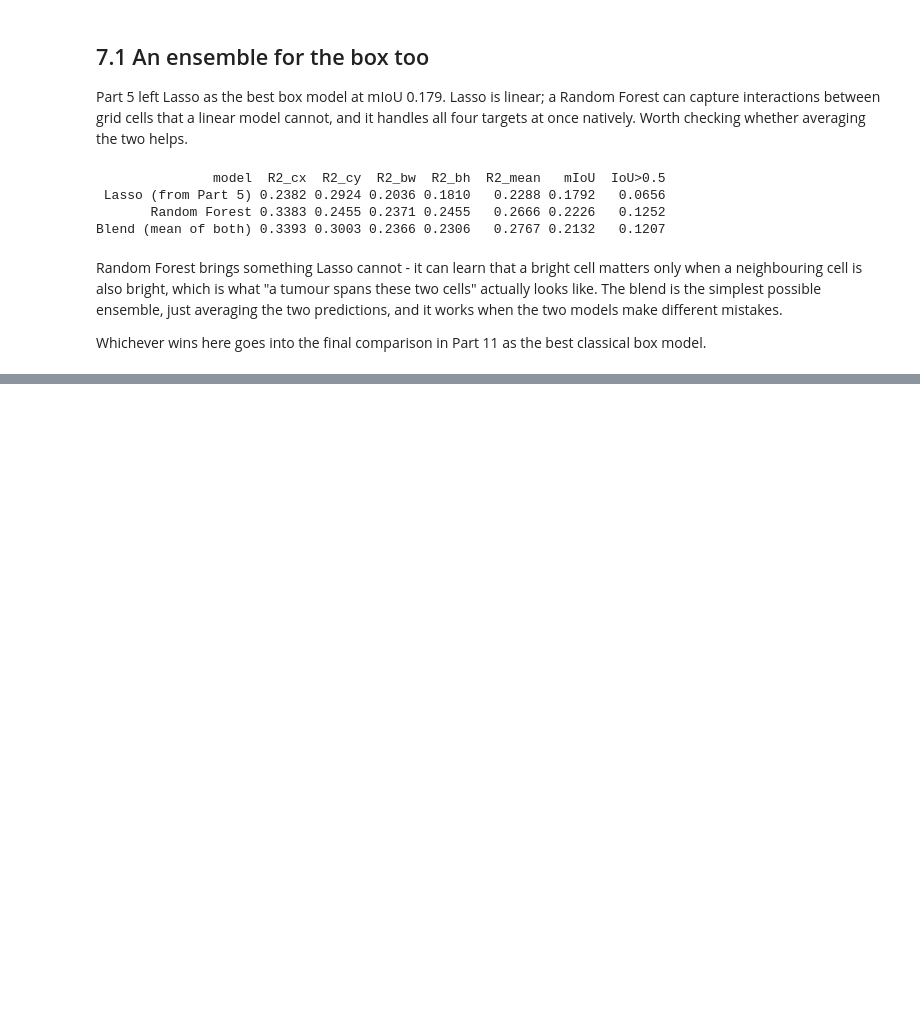
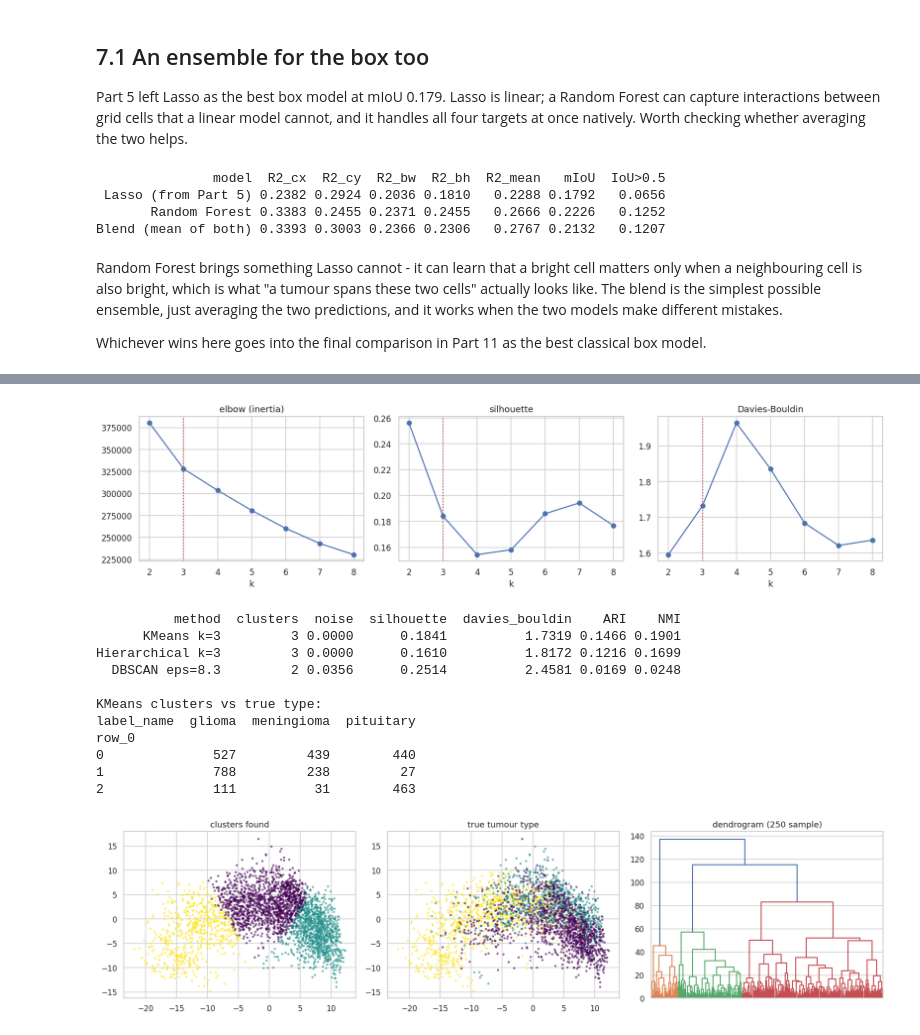
Before and after one commit to SurajKhomane108/brain-tumor-classification-localization, a Jupyter notebook: brain_tumor_classification_localization.ipynb, the cells around one changed output, grey strips where cells are left out. Cells and saved outputs as stored; diff of their text form; code cells hidden in the pictures; blank space fills up the shorter version.

Commit message:
Add clustering analysis (KMeans, Agglomerative, DBSCAN)

```diff
--- a/brain_tumor_classification_localization.ipynb
+++ b/brain_tumor_classification_localization.ipynb
@@ -1578,0 +1593,62 @@ Whichever wins here goes into the final comparison in Part 11 as the best classi
+# %%
+from sklearn.cluster import KMeans, AgglomerativeClustering, DBSCAN
+from sklearn.metrics import (silhouette_score, davies_bouldin_score, adjusted_rand_score,
+                             normalized_mutual_info_score)
+from sklearn.neighbors import NearestNeighbors
+from scipy.cluster.hierarchy import dendrogram, linkage
+
+Zp = PCA(20, random_state=SEED).fit_transform(StandardScaler().fit_transform(data[ALL_COLS].values))
+y_all = data["y"].values
+
+ks = range(2, 9)
+inertia, sil, db = [], [], []
+for k in ks:
+    km = KMeans(k, n_init=10, random_state=SEED).fit(Zp)
+    inertia.append(km.inertia_); sil.append(silhouette_score(Zp, km.labels_))
+    db.append(davies_bouldin_score(Zp, km.labels_))
+
+fig, ax = plt.subplots(1, 3, figsize=(15, 3.8))
+for a, v, t in zip(ax, [inertia, sil, db], ["elbow (inertia)", "silhouette", "Davies-Bouldin"]):
+    a.plot(list(ks), v, "o-"); a.axvline(3, color="r", ls=":"); a.set_xlabel("k"); a.set_title(t)
+plt.tight_layout(); plt.show()
+
+km3 = KMeans(3, n_init=10, random_state=SEED).fit(Zp)
+ag3 = AgglomerativeClustering(3, linkage="ward").fit(Zp)
+eps = np.percentile(np.sort(NearestNeighbors(n_neighbors=10).fit(Zp).kneighbors(Zp)[0][:, -1]), 90)
+dbs = DBSCAN(eps=eps, min_samples=10).fit(Zp)
+
+out = []
+for nm, lab in [("KMeans k=3", km3.labels_), ("Hierarchical k=3", ag3.labels_),
+                ("DBSCAN eps=%.1f" % eps, dbs.labels_)]:
+    n_cl = len(set(lab) - {-1})
+    out.append({"method": nm, "clusters": n_cl, "noise": (lab == -1).mean(),
+                "silhouette": silhouette_score(Zp, lab), "davies_bouldin": davies_bouldin_score(Zp, lab),
+                "ARI": adjusted_rand_score(y_all, lab), "NMI": normalized_mutual_info_score(y_all, lab)})
+clus_df = pd.DataFrame(out)
+print(clus_df.round(4).to_string(index=False))
+print("\nKMeans clusters vs true type:")
+print(pd.crosstab(km3.labels_, data["label_name"]).to_string())
+
+fig, ax = plt.subplots(1, 3, figsize=(16, 4.2))
+ax[0].scatter(Zp[:, 0], Zp[:, 1], c=km3.labels_, cmap="viridis", s=5, alpha=0.5)
+ax[0].set_title("clusters found")
+ax[1].scatter(Zp[:, 0], Zp[:, 1], c=y_all, cmap="viridis", s=5, alpha=0.5)
+ax[1].set_title("true tumour type")
+dendrogram(linkage(Zp[np.random.RandomState(SEED).choice(len(Zp), 250, replace=False)], "ward"),
+           no_labels=True, ax=ax[2])
+ax[2].set_title("dendrogram (250 sample)")
+plt.tight_layout(); plt.show()
+# %% [output]
+[figure, added]
+          method  clusters  noise  silhouette  davies_bouldin    ARI    NMI
+      KMeans k=3         3 0.0000      0.1841          1.7319 0.1466 0.1901
+Hierarchical k=3         3 0.0000      0.1610          1.8172 0.1216 0.1699
+  DBSCAN eps=8.3         2 0.0356      0.2514          2.4581 0.0169 0.0248
+
+KMeans clusters vs true type:
+label_name  glioma  meningioma  pituitary
+row_0
+0              527         439        440
+1              788         238         27
+2              111          31        463
+[figure, added]
```
Also changed, not shown: parts of 2 cells of this notebook.
